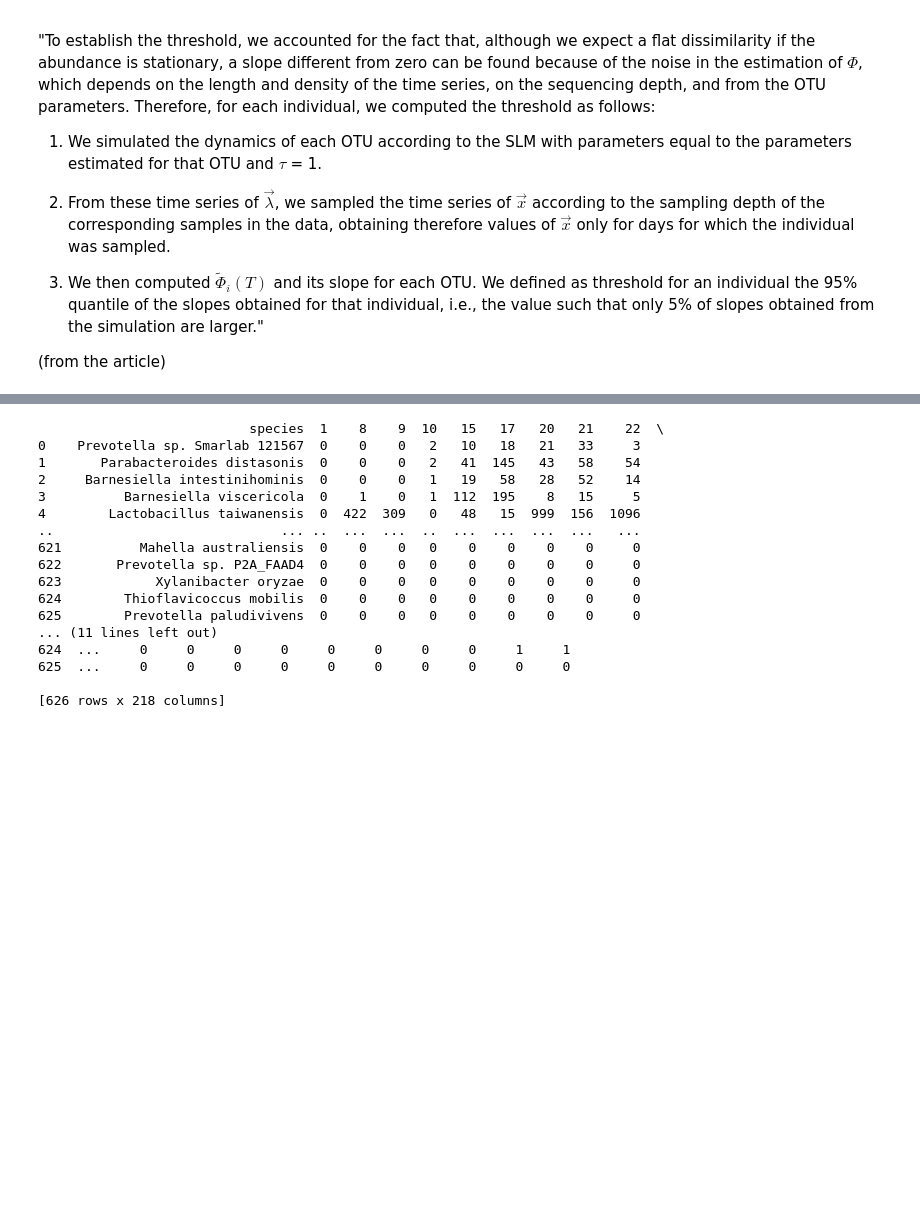
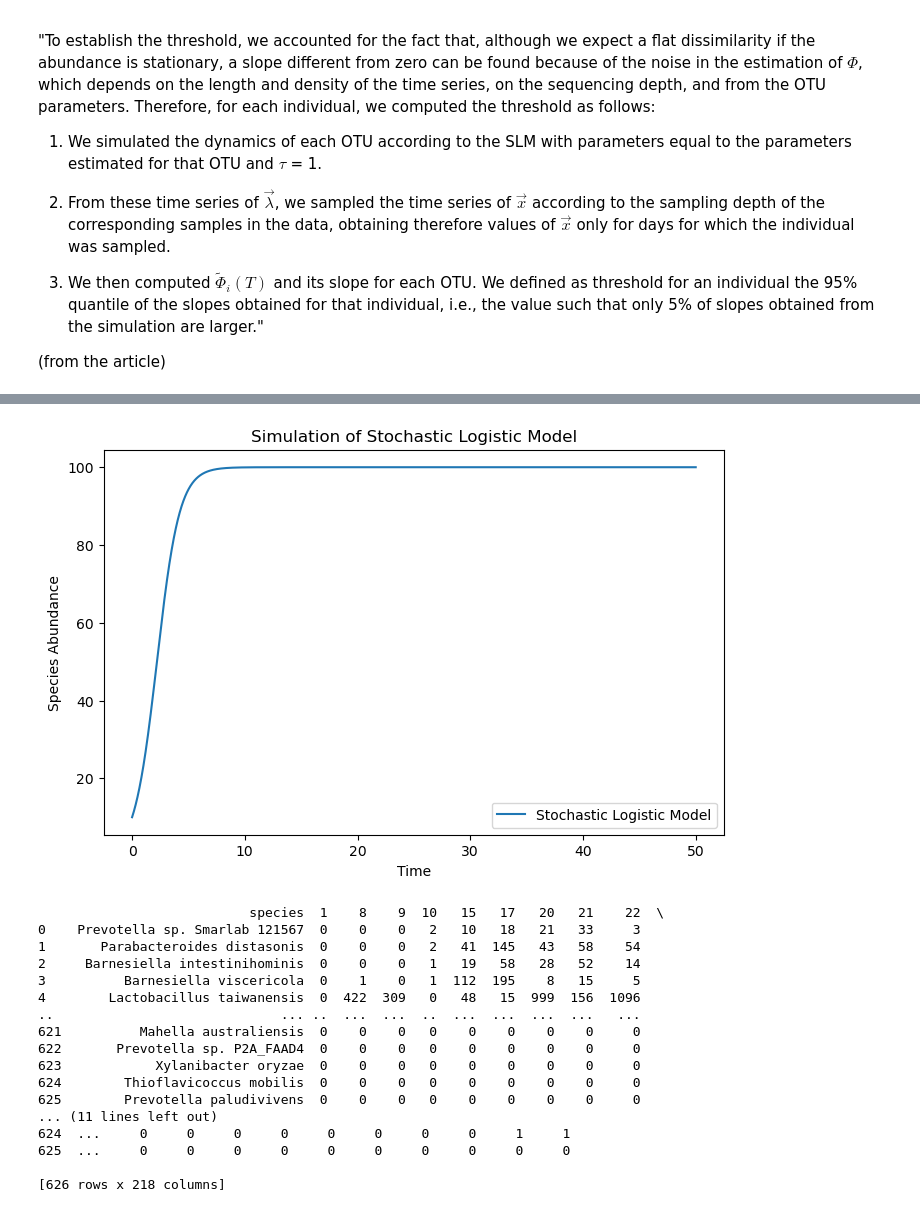
Before and after one commit to miriamzara/LCPA_project, a Jupyter notebook: LogisticModel.ipynb, the cells around one changed output, grey strips where cells are left out. Saved outputs shown, nothing was run; the diff lists cells and outputs as text; code cells hidden in the pictures; blank space fills up the shorter version.

Commit message:
Habemus parameters!

```diff
--- a/LogisticModel.ipynb
+++ b/LogisticModel.ipynb
@@ -245 +267,38 @@ Index([   'Unnamed: 0',       'species', 'median_counts',   'mean_counts',
+# %%
+# DEFINE THE LOGISTIC MODEL FUNCTION
+
+def LM(ab0, K, tau, steps, dt):
+    ab_vals = np.zeros(int(steps) + 1) # This is gonna be a vector of abundances at each time t for that species of that mouse
+    ab_vals[0] = ab0
+    for t in range(1, steps + 1):
+        ab = ab_vals[t-1]
+        ab_vals[t] = ab + (ab/tau)*(1 - (ab / K)) * dt[t-1]
+        # Prevent numerical issues
+        ab_vals[t] = max(0, min(ab_vals[t], 1*K))  # Ensuring non-negative & not exploding (K is the maximum sustainable population size given the environmental constraints)
+    return ab_vals
+
+# Random trial just to see if the function defined above works
+
+# Parameters
+ab0 = 10   # Initial population size
+K = 100    # Carrying capacity
+sigma = 0.1  # Noise intensity
+tau = 1.0  # Characteristic time scale
+steps = 5000  # Number of steps
+dt = np.asarray([0.01]*steps)  # Time step
+
+# Run simulation
+ab_vals = LM(ab0, K, tau, steps, dt)
+
+# Plot results
+time_vals = np.linspace(0, steps * dt[0], steps + 1)
+plt.figure(figsize=(8, 5))
+plt.plot(time_vals, ab_vals, label="Stochastic Logistic Model")
+plt.xlabel("Time")
+plt.ylabel("Species Abundance")
+plt.title("Simulation of Stochastic Logistic Model")
+plt.legend()
+plt.show()
+# %% [output]
+[figure, added]
 # %%
```
Also changed, not shown: parts of 16 cells of this notebook.
